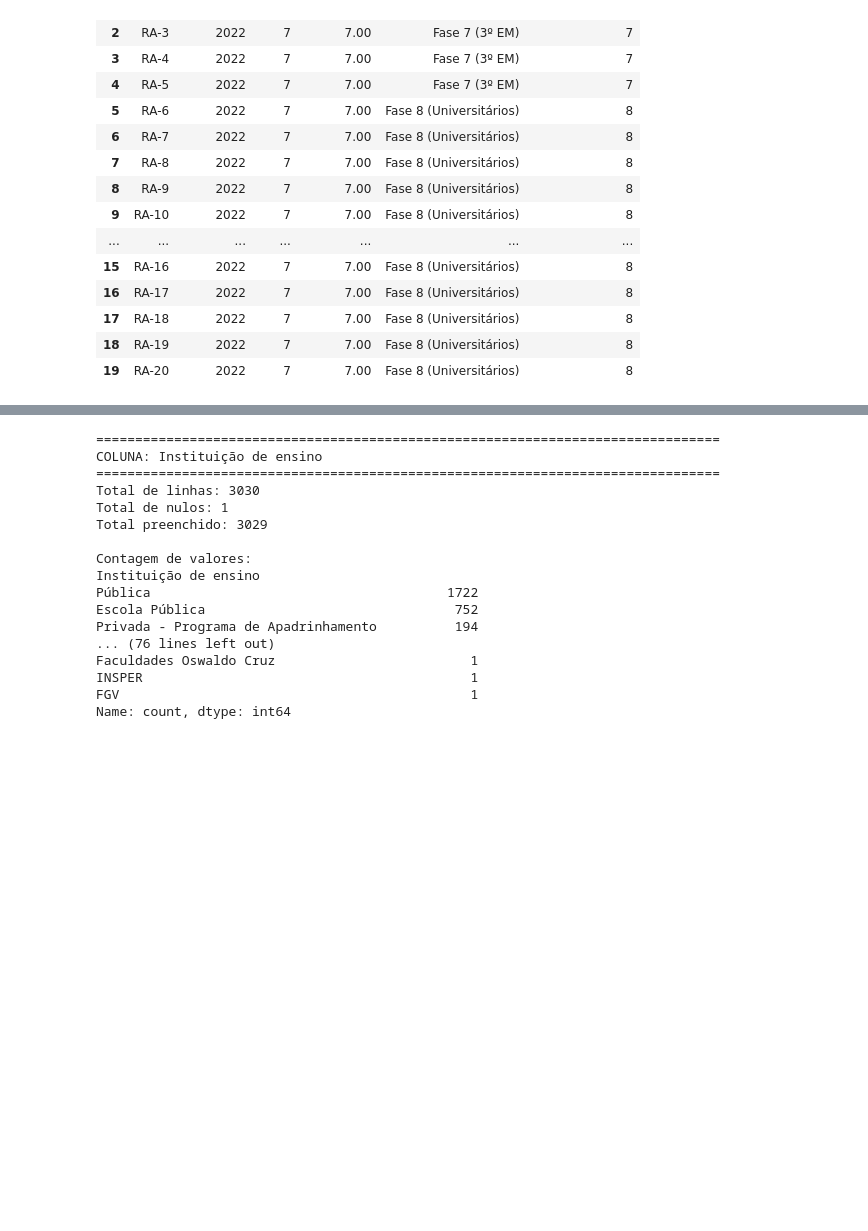
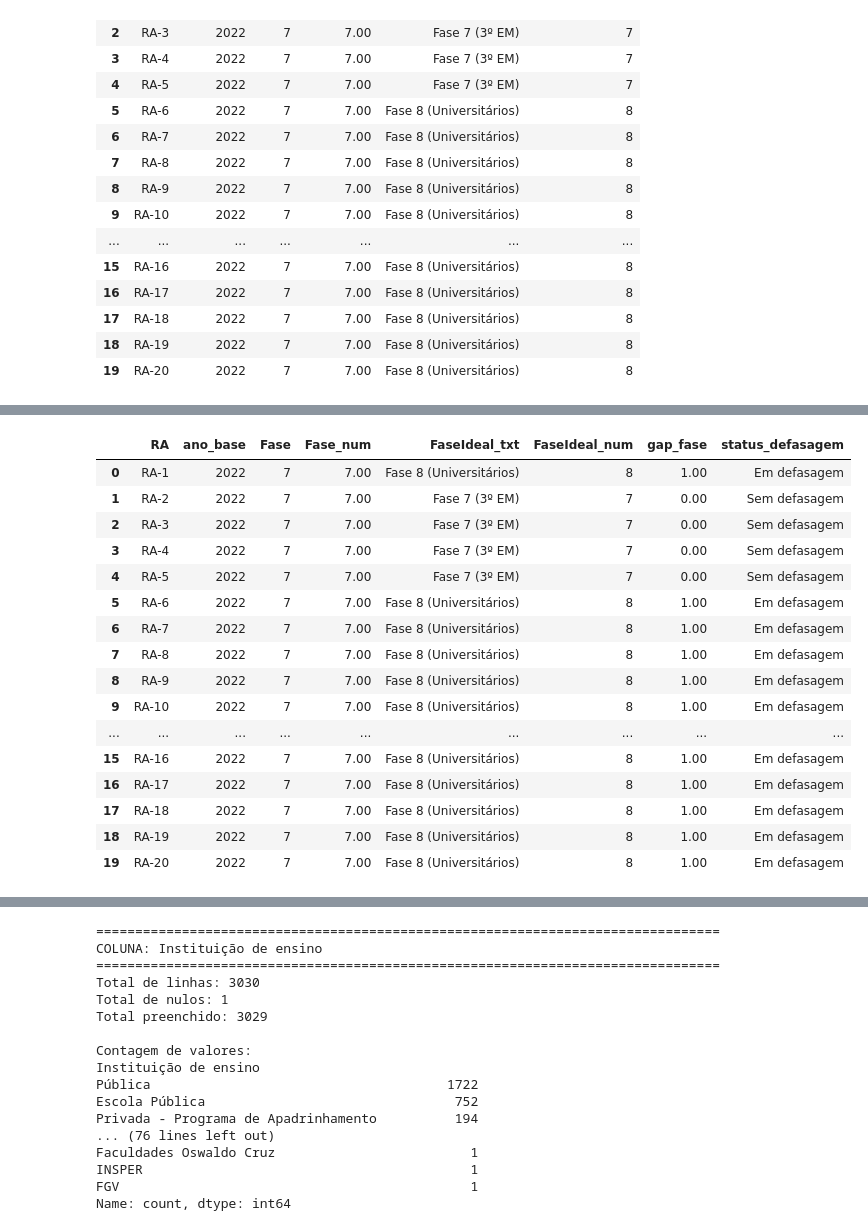
Before and after one commit to tivanello/fase5, a Jupyter notebook: notebooks/fase5_pergunta9_modelo_preditivo_final.ipynb, the cells around one changed output, grey strips where cells are left out. Cells and saved outputs as stored; diff of their text form; code cells hidden in the pictures; blank space fills up the shorter version.

```diff
--- a/notebooks/fase5_pergunta9_modelo_preditivo_final.ipynb
+++ b/notebooks/fase5_pergunta9_modelo_preditivo_final.ipynb
@@ -628,3 +634,71 @@ Amostra para conferência:
 | 17 | RA-18 | 2022 | 7 | 7.00 | Fase 8 (Universitários) | 8 |
 | 18 | RA-19 | 2022 | 7 | 7.00 | Fase 8 (Universitários) | 8 |
 | 19 | RA-20 | 2022 | 7 | 7.00 | Fase 8 (Universitários) | 8 |
+# %%
+# ============================================================
+# BLOCO 3 — CRIAR gap_fase E status_defasagem
+# Objetivo:
+# - Criar a diferença entre fase ideal e fase atual
+# - Classificar a situação de defasagem do aluno
+# Regras:
+# - gap_fase = FaseIdeal_num - Fase_num
+# - status_defasagem:
+#     "Sem informação"  -> quando houver nulo
+#     "Sem defasagem"   -> gap_fase = 0
+#     "Em defasagem"    -> gap_fase > 0
+#     "Acima do ideal"  -> gap_fase < 0
+# ============================================================
+
+import numpy as np
+import pandas as pd
+
+df_fase5 = df_fase5.copy()
+
+# Garantir formato numérico
+df_fase5["Fase_num"] = pd.to_numeric(df_fase5["Fase_num"], errors="coerce")
+df_fase5["FaseIdeal_num"] = pd.to_numeric(df_fase5["FaseIdeal_num"], errors="coerce")
+
+# Criar gap_fase
+df_fase5["gap_fase"] = df_fase5["FaseIdeal_num"] - df_fase5["Fase_num"]
+
+# Criar status_defasagem
+df_fase5["status_defasagem"] = np.select(
+    [
+        df_fase5["Fase_num"].isna() | df_fase5["FaseIdeal_num"].isna(),
+        df_fase5["gap_fase"] == 0,
+        df_fase5["gap_fase"] > 0,
+        df_fase5["gap_fase"] < 0
+    ],
+    [
+        "Sem informação",
+        "Sem defasagem",
+        "Em defasagem",
+        "Acima do ideal"
+    ],
+    default="Sem informação"
+)
+
+print("Colunas criadas com sucesso.\n")
+
+print("Nulos nas novas colunas:")
+print(df_fase5[["gap_fase", "status_defasagem"]].isna().sum())
+
+print("\nDistribuição de status_defasagem:")
+print(df_fase5["status_defasagem"].value_counts(dropna=False))
+
+print("\nAmostra para conferência:")
+display(
+    df_fase5[
+        [
+            "RA",
+            "ano_base",
+            "Fase",
+            "Fase_num",
+            "FaseIdeal_txt",
+            "FaseIdeal_num",
+            "gap_fase",
+            "status_defasagem"
+        ]
+    ].head(20)
+)
+# %% [output]
@@ -630,0 +720,17 @@ Amostra para conferência:
+|  | RA | ano_base | Fase | Fase_num | FaseIdeal_txt | FaseIdeal_num | gap_fase | status_defasagem |
+| 0 | RA-1 | 2022 | 7 | 7.00 | Fase 8 (Universitários) | 8 | 1.00 | Em defasagem |
+| 1 | RA-2 | 2022 | 7 | 7.00 | Fase 7 (3º EM) | 7 | 0.00 | Sem defasagem |
+| 2 | RA-3 | 2022 | 7 | 7.00 | Fase 7 (3º EM) | 7 | 0.00 | Sem defasagem |
+| 3 | RA-4 | 2022 | 7 | 7.00 | Fase 7 (3º EM) | 7 | 0.00 | Sem defasagem |
+| 4 | RA-5 | 2022 | 7 | 7.00 | Fase 7 (3º EM) | 7 | 0.00 | Sem defasagem |
+| 5 | RA-6 | 2022 | 7 | 7.00 | Fase 8 (Universitários) | 8 | 1.00 | Em defasagem |
+| 6 | RA-7 | 2022 | 7 | 7.00 | Fase 8 (Universitários) | 8 | 1.00 | Em defasagem |
+| 7 | RA-8 | 2022 | 7 | 7.00 | Fase 8 (Universitários) | 8 | 1.00 | Em defasagem |
+| 8 | RA-9 | 2022 | 7 | 7.00 | Fase 8 (Universitários) | 8 | 1.00 | Em defasagem |
+| 9 | RA-10 | 2022 | 7 | 7.00 | Fase 8 (Universitários) | 8 | 1.00 | Em defasagem |
+| ... | ... | ... | ... | ... | ... | ... | ... | ... |
+| 15 | RA-16 | 2022 | 7 | 7.00 | Fase 8 (Universitários) | 8 | 1.00 | Em defasagem |
+| 16 | RA-17 | 2022 | 7 | 7.00 | Fase 8 (Universitários) | 8 | 1.00 | Em defasagem |
+| 17 | RA-18 | 2022 | 7 | 7.00 | Fase 8 (Universitários) | 8 | 1.00 | Em defasagem |
+| 18 | RA-19 | 2022 | 7 | 7.00 | Fase 8 (Universitários) | 8 | 1.00 | Em defasagem |
+| 19 | RA-20 | 2022 | 7 | 7.00 | Fase 8 (Universitários) | 8 | 1.00 | Em defasagem |
```
Also changed, not shown: parts of 183 cells of this notebook.
